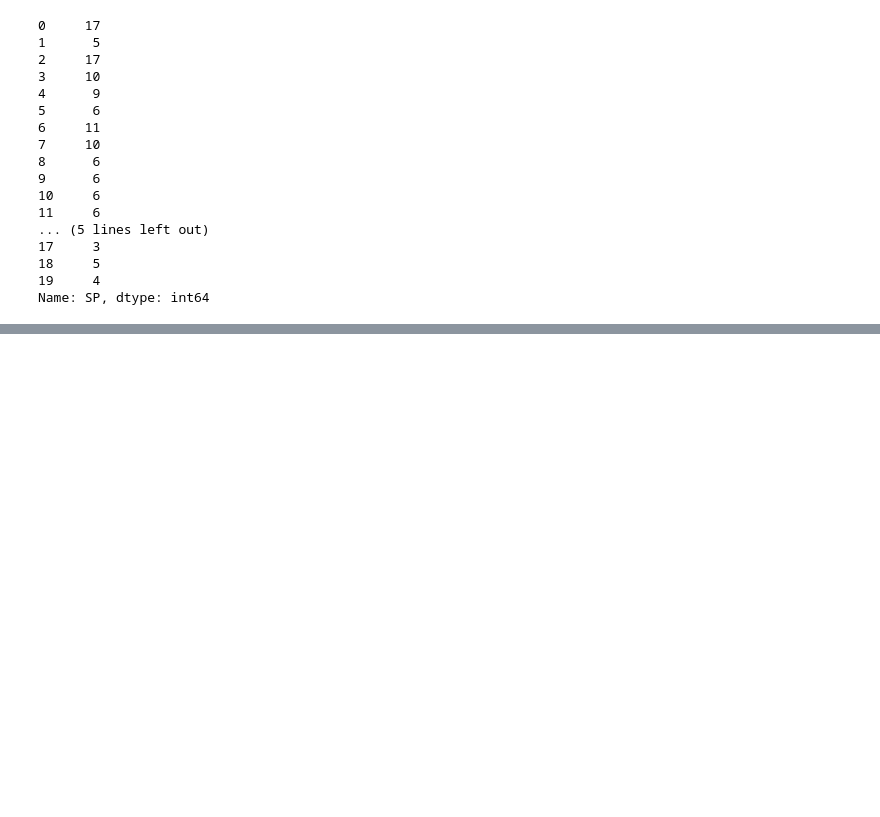
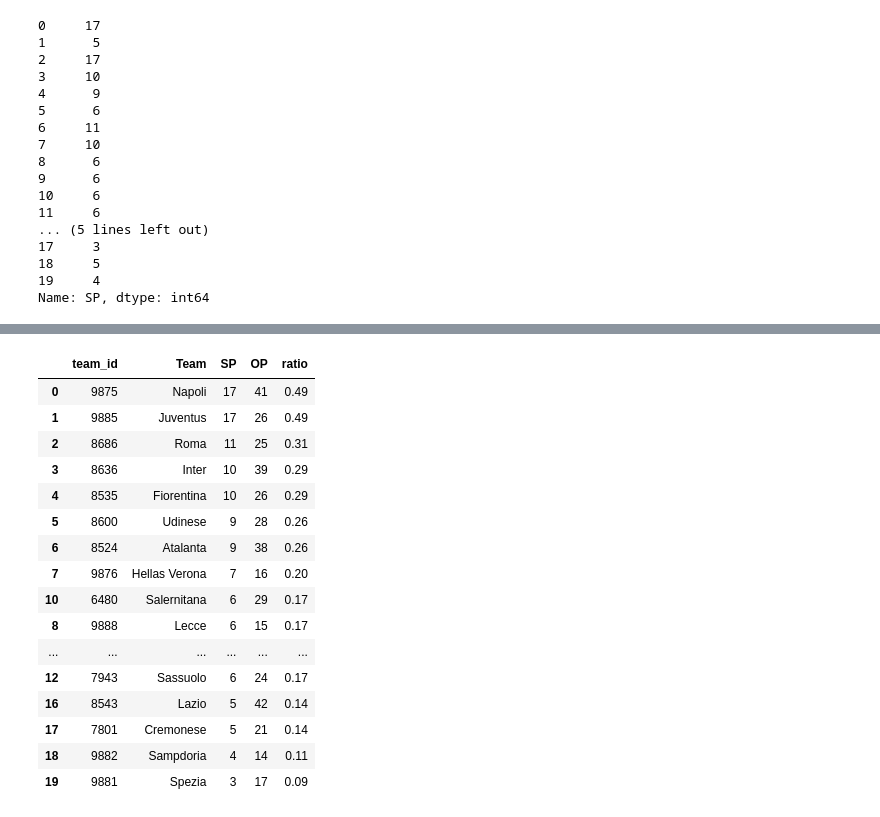
Before and after one commit to Weinsz/SciViz-SerieA-2022-23, a Jupyter notebook: Grafici/Calci Piazzati.ipynb, the cells around one changed output, grey strips where cells are left out. Cells and saved outputs as stored; diff of their text form; code cells hidden in the pictures; blank space fills up the shorter version.

```diff
--- a/Grafici/Calci Piazzati.ipynb
+++ b/Grafici/Calci Piazzati.ipynb
@@ -555,0 +815,26 @@ def plot_inequality(ax, fig, df):
+# %%
+df["ratio"] = df["SP"]/35
+df['ratio'] = np.round(df['ratio'], decimals=2)
+df = df.sort_values(by = "ratio", ascending = False)
+
+# We define our series to be plotted
+ratio = df["ratio"].reset_index(drop = True)
+df
+# %% [output]
+|  | team_id | Team | SP | OP | ratio |
+| 0 | 9875 | Napoli | 17 | 41 | 0.49 |
+| 1 | 9885 | Juventus | 17 | 26 | 0.49 |
+| 2 | 8686 | Roma | 11 | 25 | 0.31 |
+| 3 | 8636 | Inter | 10 | 39 | 0.29 |
+| 4 | 8535 | Fiorentina | 10 | 26 | 0.29 |
+| 5 | 8600 | Udinese | 9 | 28 | 0.26 |
+| 6 | 8524 | Atalanta | 9 | 38 | 0.26 |
+| 7 | 9876 | Hellas Verona | 7 | 16 | 0.20 |
+| 10 | 6480 | Salernitana | 6 | 29 | 0.17 |
+| 8 | 9888 | Lecce | 6 | 15 | 0.17 |
+| ... | ... | ... | ... | ... | ... |
+| 12 | 7943 | Sassuolo | 6 | 24 | 0.17 |
+| 16 | 8543 | Lazio | 5 | 42 | 0.14 |
+| 17 | 7801 | Cremonese | 5 | 21 | 0.14 |
+| 18 | 9882 | Sampdoria | 4 | 14 | 0.11 |
+| 19 | 9881 | Spezia | 3 | 17 | 0.09 |
```
Also changed, not shown: parts of 12 cells of this notebook.
